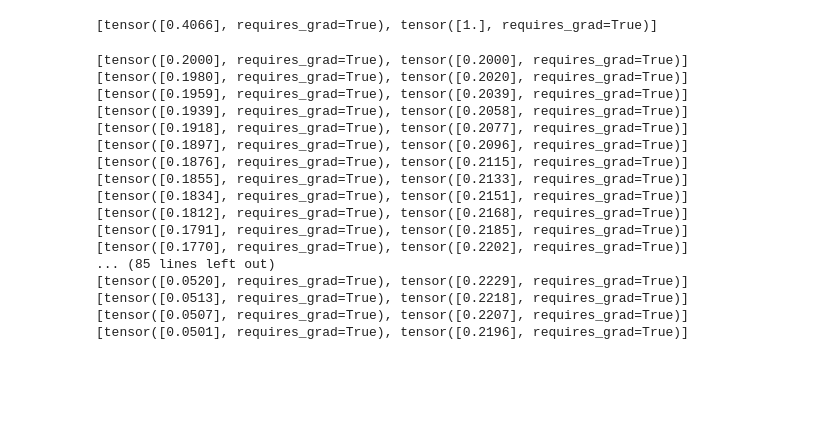
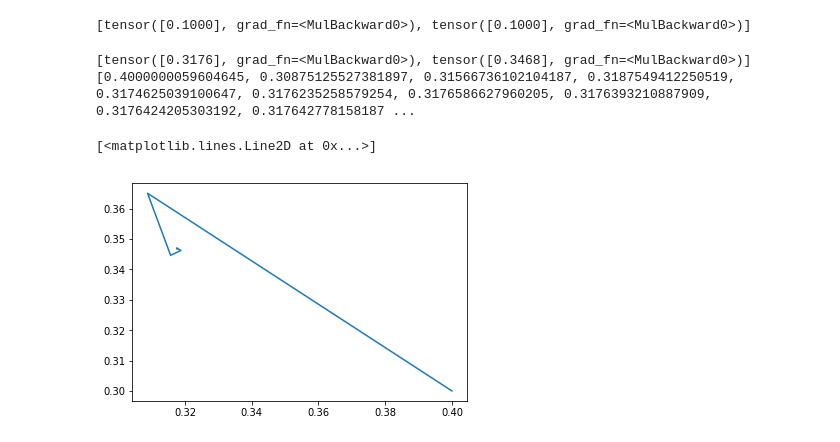
Before and after one commit to 18jeffreyma/multi_cmd, a Jupyter notebook: initial_cmw_check.ipynb, the cells around one changed output. Drawn from its saved outputs; the diff is of its cells as text; code cells hidden in the pictures; blank space fills up the shorter version.

```diff
--- a/initial_cmw_check.ipynb
+++ b/initial_cmw_check.ipynb
@@ -26,6 +29,6 @@ print(result2)
 # %%
-x_param = torch.tensor([1.0], requires_grad=True)
-y_param = torch.tensor([1.0], requires_grad=True)
+x_param = torch.tensor([0.1], requires_grad=True)
+y_param = torch.tensor([0.1], requires_grad=True)
 
 alpha = 1.
 
@@ -38,43 +41,38 @@ nash_list, n_iter = cmw_utils.metamatrix_conjugate_gradient(
 new_params = cmw_utils.project_update(nash_list, [x_param, y_param])
 print(new_params)
 # %% [output]
-[tensor([0.4066], requires_grad=True), tensor([1.], requires_grad=True)]
+[tensor([0.1000], grad_fn=<MulBackward0>), tensor([0.1000], grad_fn=<MulBackward0>)]
 # %%
-x_param = torch.tensor([0.2], requires_grad=True)
-y_param = torch.tensor([0.2], requires_grad=True)
 
-alpha = 0.1
-num_iter = 100
+
+x_param = torch.tensor([0.4], requires_grad=True)
+y_param = torch.tensor([0.3], requires_grad=True)
+
+alpha = 1
+num_iter = 500
 
 param_list = [x_param, y_param]
 
+x_player = []
+y_player = []
+
 for n in range(num_iter):
-    print(param_list)
+    x_player.append(float(param_list[0].data[0]))
+    y_player.append(float(param_list[1].data[0]))
 
     x_loss = alpha * (torch.sum(param_list[0]) - 0.1) * (torch.sum(param_list[1]) - 0.1)
     y_loss = - alpha * (torch.sum(param_list[0]) - 0.1) * (torch.sum(param_list[1]) - 0.1)
 
     nash_list, n_iter = cmw_utils.metamatrix_conjugate_gradient(
         [x_loss, y_loss], param_list)
 
-    param_list = cmw_utils.project_update(nash_list, param_list)
+    param_list = cmw_utils.project_update(nash_list, [x_param, y_param])
 
 print(param_list)
+print(x_player, y_player)
+plt.plot(x_player, y_player)
 # %% [output]
-[tensor([0.2000], requires_grad=True), tensor([0.2000], requires_grad=True)]
-[tensor([0.1980], requires_grad=True), tensor([0.2020], requires_grad=True)]
-[tensor([0.1959], requires_grad=True), tensor([0.2039], requires_grad=True)]
-[tensor([0.1939], requires_grad=True), tensor([0.2058], requires_grad=True)]
-[tensor([0.1918], requires_grad=True), tensor([0.2077], requires_grad=True)]
-[tensor([0.1897], requires_grad=True), tensor([0.2096], requires_grad=True)]
-[tensor([0.1876], requires_grad=True), tensor([0.2115], requires_grad=True)]
-[tensor([0.1855], requires_grad=True), tensor([0.2133], requires_grad=True)]
-[tensor([0.1834], requires_grad=True), tensor([0.2151], requires_grad=True)]
-[tensor([0.1812], requires_grad=True), tensor([0.2168], requires_grad=True)]
-[tensor([0.1791], requires_grad=True), tensor([0.2185], requires_grad=True)]
-[tensor([0.1770], requires_grad=True), tensor([0.2202], requires_grad=True)]
-... (85 lines left out)
-[tensor([0.0520], requires_grad=True), tensor([0.2229], requires_grad=True)]
-[tensor([0.0513], requires_grad=True), tensor([0.2218], requires_grad=True)]
-[tensor([0.0507], requires_grad=True), tensor([0.2207], requires_grad=True)]
-[tensor([0.0501], requires_grad=True), tensor([0.2196], requires_grad=True)]
+[tensor([0.3176], grad_fn=<MulBackward0>), tensor([0.3468], grad_fn=<MulBackward0>)]
+[0.4000000059604645, 0.30875125527381897, 0.31566736102104187, 0.3187549412250519, 0.3174625039100647, 0.3176235258579254, 0.3176586627960205, 0.3176393210887909, 0.3176424205303192, 0.317642778158187 ...
+[<matplotlib.lines.Line2D at 0x...>]
+[figure, added]
```
Also changed, not shown: parts of 2 cells of this notebook, 3 other files.
